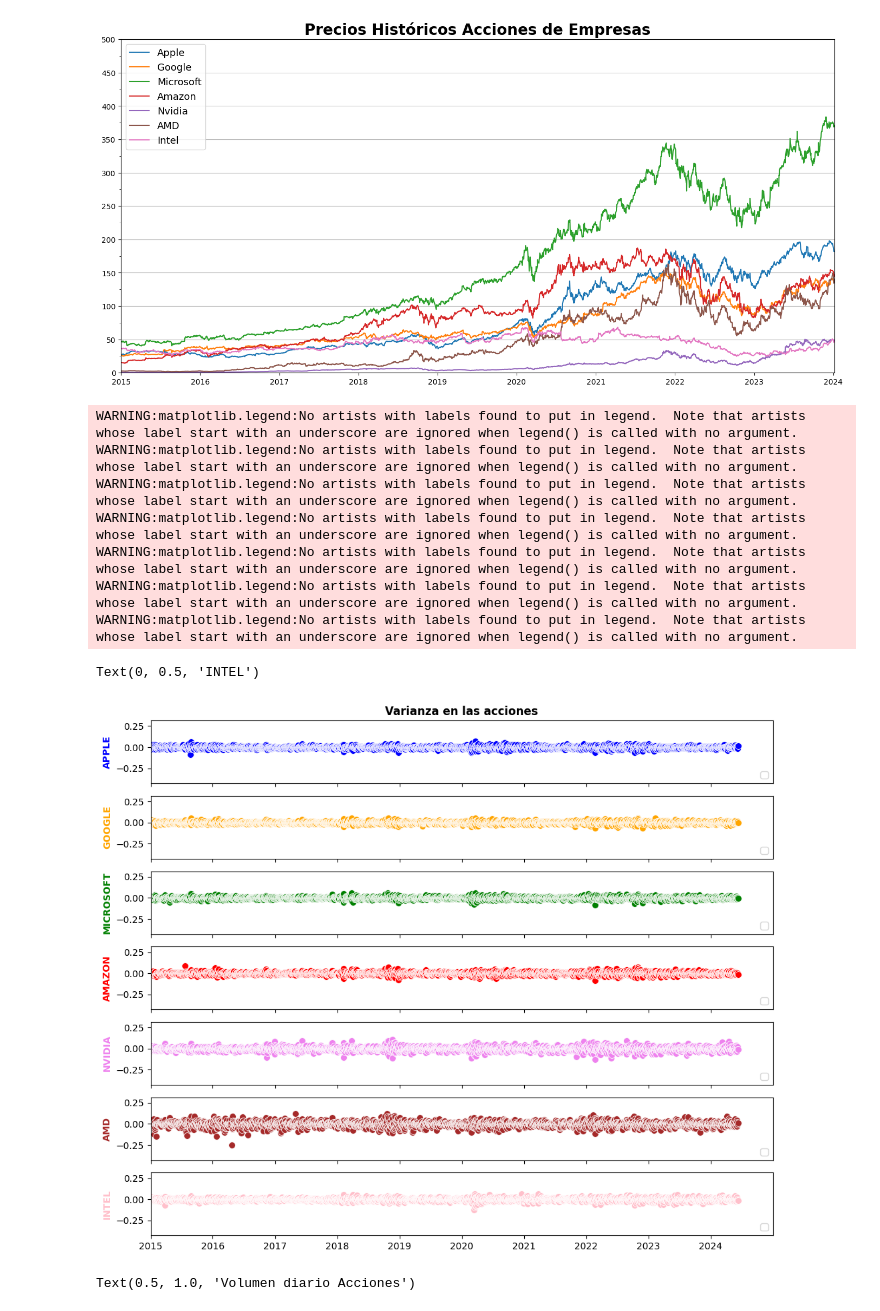
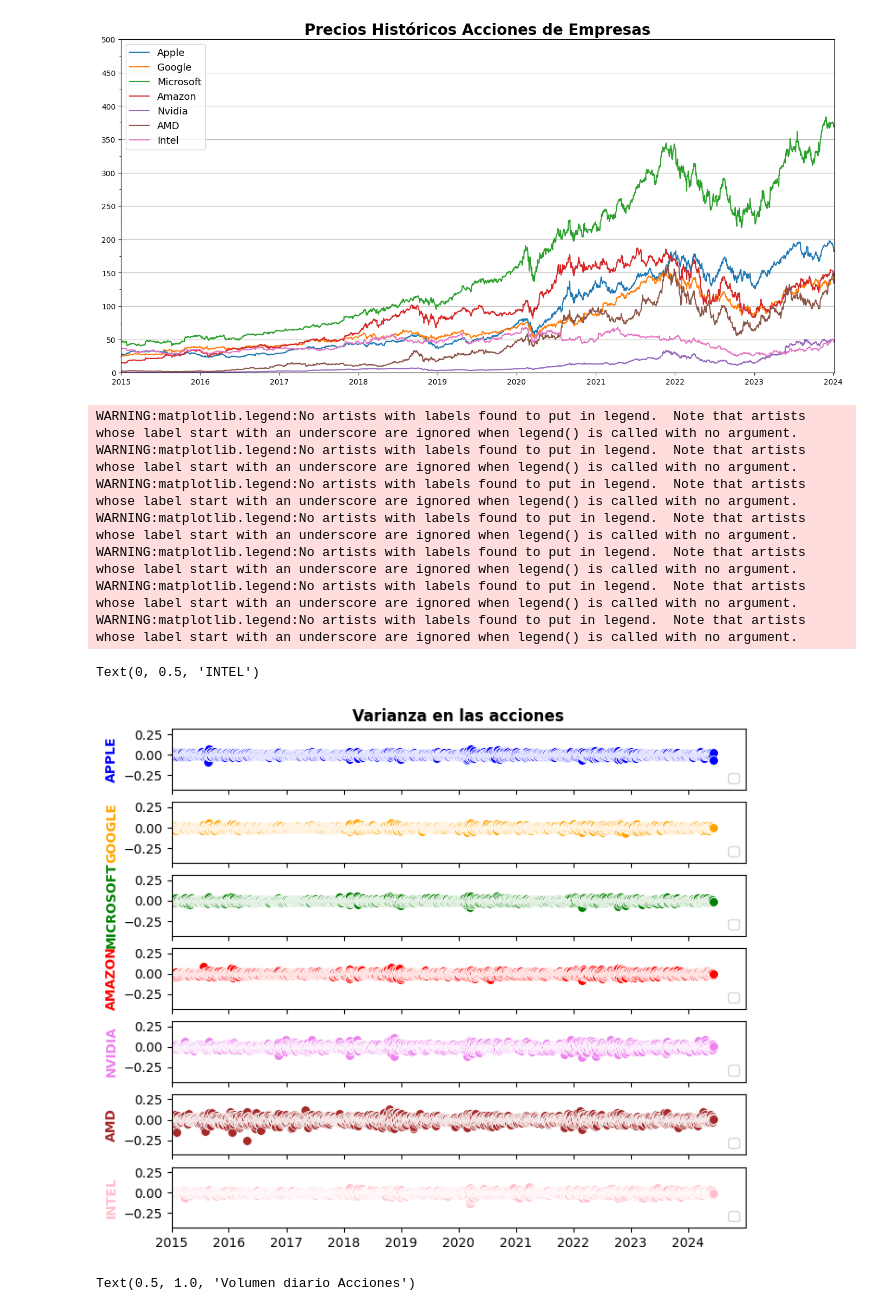
Before and after one commit to AlanCarro/PREENTREGA_DEL_PROYECTO_FINAL-Alan_Emanuel_Carro, a Jupyter notebook: Untitled1.ipynb, the cells around one changed output. Drawn from its saved outputs; the diff is of its cells as text; code cells hidden in the pictures.

```diff
--- a/Untitled1.ipynb
+++ b/Untitled1.ipynb
@@ -144,41 +156,41 @@ ax.grid(axis='y')
 # %% [output]
 [figure]
 # %%
-fig, ax = plt.subplots(nrows=7, ncols=1, figsize=(12, 10), sharex=True, sharey=True)
+fig, ax = plt.subplots(nrows=7, ncols=1, figsize=(8, 7), sharex=True, sharey=True)
 
 sns.scatterplot(data=df, x= df.index, y=df['Varianza APPLE'],ax=ax[0], color='blue', s=50)
 sns.scatterplot(data=df, x= df.index, y=df['Varianza GOOGLE'],ax=ax[1], color='orange', s=50)
 sns.scatterplot(data=df, x= df.index, y=df['Varianza MICROSOFT'],ax=ax[2], color='green', s=50)
 sns.scatterplot(data=df, x= df.index, y=df['Varianza AMAZON'],ax=ax[3], color='red', s=50)
 sns.scatterplot(data=df, x= df.index, y=df['Varianza NVIDIA'],ax=ax[4], color='violet', s=50)
 sns.scatterplot(data=df, x= df.index, y=df['Varianza AMD'],ax=ax[5], color='brown', s=50)
 sns.scatterplot(data=df, x= df.index, y=df['Varianza INTEL'],ax=ax[6], color='pink', s=50)
 
 for a in ax:
     a.set_xlim(pd.to_datetime('01/01/2015'), pd.to_datetime('12/31/2024'))
     a.legend(loc='lower right', fontsize=10)
     a.set_ylabel('')
     a.set_xlabel('')
 
 ax[0].set_title('Varianza en las acciones', weight='bold')
 ax[3].set_xlabel('Año')
 ax[0].set_ylabel('APPLE',color='blue',weight='bold')
 ax[1].set_ylabel('GOOGLE',color='orange',weight='bold')
 ax[2].set_ylabel('MICROSOFT',color='green',weight='bold')
 ax[3].set_ylabel('AMAZON',color='red',weight='bold')
 ax[4].set_ylabel('NVIDIA',color='violet',weight='bold')
 ax[5].set_ylabel('AMD',color='brown',weight='bold')
 ax[6].set_ylabel('INTEL',color='pink',weight='bold')
 # %% [output]
 WARNING:matplotlib.legend:No artists with labels found to put in legend.  Note that artists whose label start with an underscore are ignored when legend() is called with no argument.
 WARNING:matplotlib.legend:No artists with labels found to put in legend.  Note that artists whose label start with an underscore are ignored when legend() is called with no argument.
 WARNING:matplotlib.legend:No artists with labels found to put in legend.  Note that artists whose label start with an underscore are ignored when legend() is called with no argument.
 WARNING:matplotlib.legend:No artists with labels found to put in legend.  Note that artists whose label start with an underscore are ignored when legend() is called with no argument.
 WARNING:matplotlib.legend:No artists with labels found to put in legend.  Note that artists whose label start with an underscore are ignored when legend() is called with no argument.
 WARNING:matplotlib.legend:No artists with labels found to put in legend.  Note that artists whose label start with an underscore are ignored when legend() is called with no argument.
 WARNING:matplotlib.legend:No artists with labels found to put in legend.  Note that artists whose label start with an underscore are ignored when legend() is called with no argument.
 Text(0, 0.5, 'INTEL')
-[figure, old version]
+[figure, new version]
 # %%
 columnas_seleccionadas = df.loc['2024-06-07', ['Volume APPLE', 'Volume GOOGLE', 'Volume MICROSOFT', 'Volume AMAZON', 'Volume NVIDIA', 'Volume AMD', 'Volume INTEL']]
 
```
Also changed, not shown: parts of 4 cells of this notebook.
